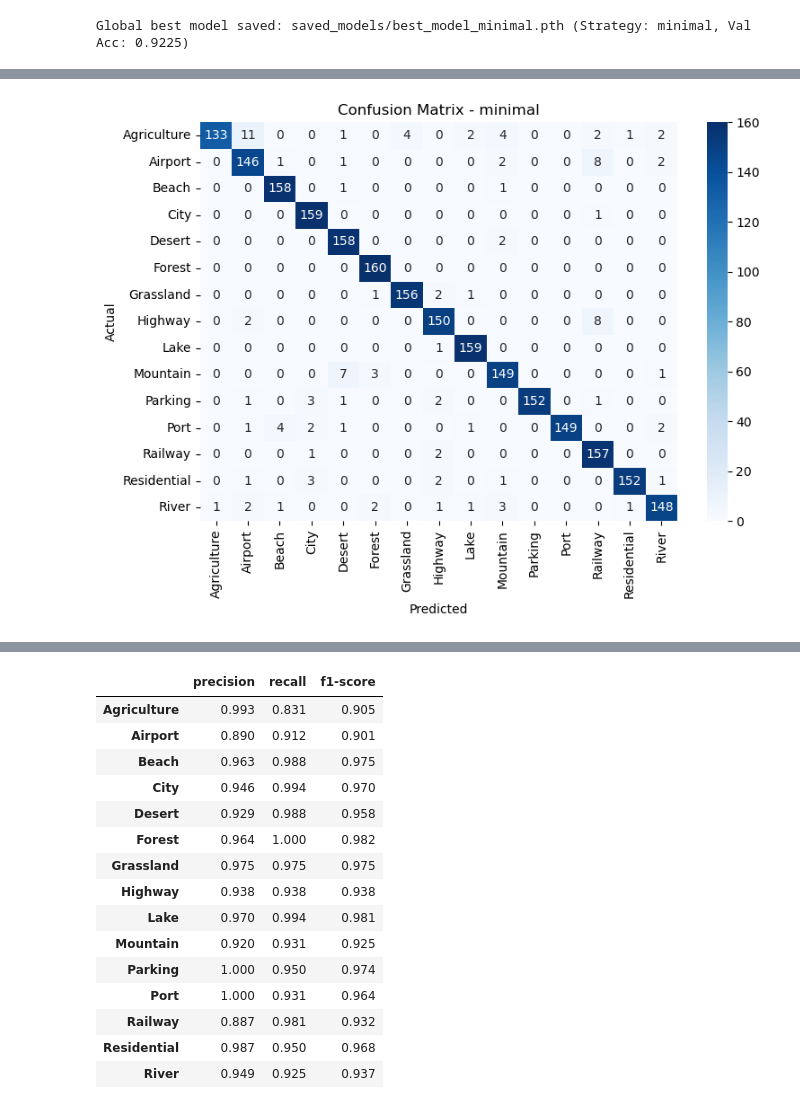
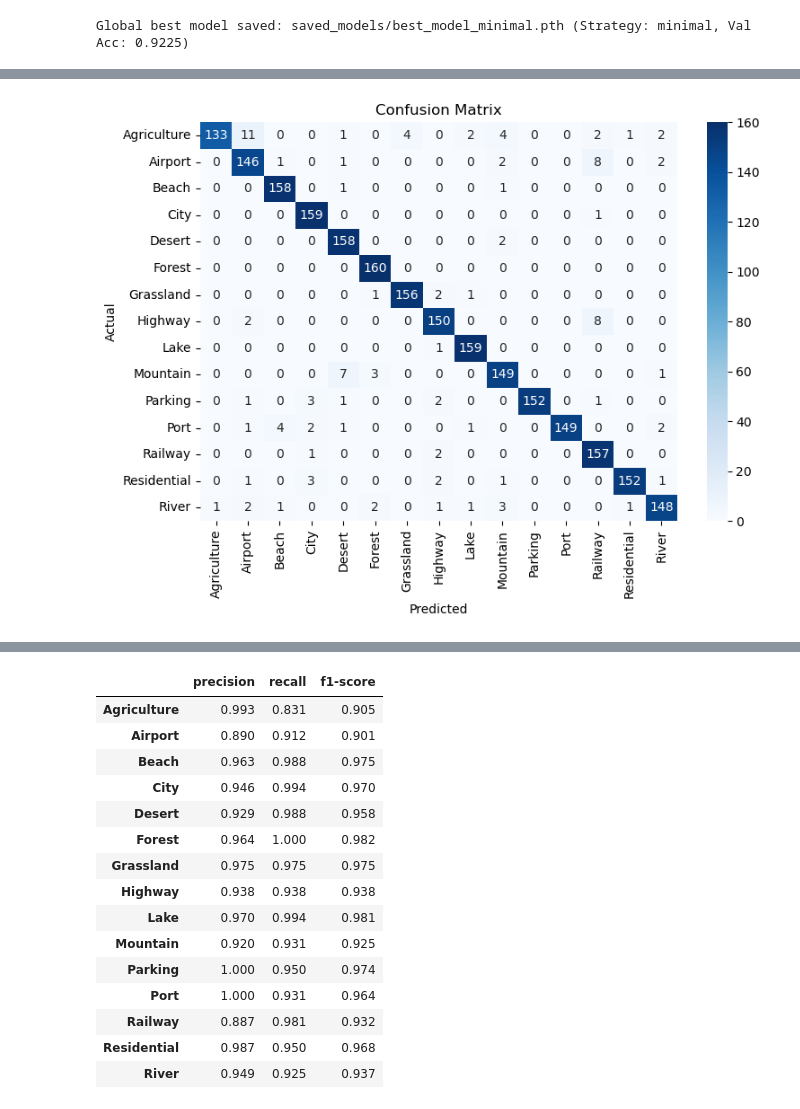
Before and after one commit to TobyZhang0/9517mango, a Jupyter notebook: DenseNet/DenseNet121.ipynb, the cells around one changed output, grey strips where cells are left out. Drawn from its saved outputs; the diff is of its cells as text; code cells hidden in the pictures.

```diff
--- a/DenseNet/DenseNet121.ipynb
+++ b/DenseNet/DenseNet121.ipynb
@@ -182,60 +182,46 @@ Epoch 10/10 | Loss: 72.4404 | Train Acc: 0.8938 | Val Acc: 0.8788 | Val Loss: 34
 Global best model saved: saved_models/best_model_minimal.pth (Strategy: minimal, Val Acc: 0.9225)
 # %%
 # Loading the best model & testing three strategies + visualization
-save_path = f"saved_models/best_model_{global_best_strategy}.pth"
+save_path = f"saved_models/best_model.pth"
 print("Loading model:", save_path)
 
-results = []
-for strategy in strategies:
-    print(f"\n=== Testing {strategy} with best model ===")
-    _, _, test_loader, class_names = create_dataloaders(
-        root_dir=os.path.abspath(os.path.join("..","Aerial_Landscapes")),
-        batch_size=32,
-        augmentation_strategy=strategy,
-        verbose=False
-    )
-    # Rebuilding the model structure
-    model = densenet121(weights=DenseNet121_Weights.DEFAULT)
-    model.classifier = nn.Linear(model.classifier.in_features, len(class_names))
-    model = model.to(device)
+_, _, test_loader, class_names = create_dataloaders(
+    root_dir=os.path.abspath(os.path.join("..","Aerial_Landscapes")),
+    batch_size=32,
+    verbose=False
+)
+# Rebuilding the model structure
+model = densenet121(weights=DenseNet121_Weights.DEFAULT)
+model.classifier = nn.Linear(model.classifier.in_features, len(class_names))
+model = model.to(device)
 
-    # Loading weights
-    state = torch.load(save_path, map_location=device, weights_only=True)
-    model.load_state_dict(state)
-    model.eval()
+# Loading weights
+state = torch.load(save_path, map_location=device, weights_only=True)
+model.load_state_dict(state)
+model.eval()
 
-    y_true = []; y_pred = []
-    with torch.no_grad():
-        for images, labels in test_loader:
-            images = images.to(device)
-            outputs = model(images)
-            preds = outputs.argmax(dim=1).cpu().numpy()
-            y_pred.extend(preds)
-            y_true.extend(labels.numpy())
+y_true = []; y_pred = []
+with torch.no_grad():
+    for images, labels in test_loader:
+        images = images.to(device)
+        outputs = model(images)
+        preds = outputs.argmax(dim=1).cpu().numpy()
+        y_pred.extend(preds)
+        y_true.extend(labels.numpy())
 
-    # Confusion Matrix
-    cm = confusion_matrix(y_true, y_pred)
-    plt.figure(figsize=(8,6))
-    sns.heatmap(cm, annot=True, fmt='d', cmap='Blues',
-                xticklabels=class_names, yticklabels=class_names)
-    plt.title(f"Confusion Matrix - {strategy}")
-    plt.xlabel("Predicted"); plt.ylabel("Actual")
-    plt.tight_layout()
-    plt.show()
+# Confusion Matrix
+cm = confusion_matrix(y_true, y_pred)
+plt.figure(figsize=(8,6))
+sns.heatmap(cm, annot=True, fmt='d', cmap='Blues',
+            xticklabels=class_names, yticklabels=class_names)
+plt.title(f"Confusion Matrix")
+plt.xlabel("Predicted"); plt.ylabel("Actual")
+plt.tight_layout()
+plt.show()
 
-    # Classification Reporting Form
-    report = classification_report(y_true, y_pred, target_names=class_names, output_dict=True)
-    df = pd.DataFrame(report).transpose().loc[class_names, ['precision','recall','f1-score']]
-    print(f"\nClassification Report ({strategy}):")
-    display(df.style.set_properties(**{'text-align':'center'}).format(precision=3))
-
-    results.append((strategy, df))
-
-# Final comparison table
-final = pd.concat({s:df for s,df in results}, axis=1)
-print("\n=== Final Comparison Table ===")
-display(final.style.set_table_styles([
-    {"selector":"th","props":[("text-align","center")]},
-    {"selector":"td","props":[("text-align","center")]}
-]).format(precision=3))
+# Classification Reporting Form
+report = classification_report(y_true, y_pred, target_names=class_names, output_dict=True)
+df = pd.DataFrame(report).transpose().loc[class_names, ['precision','recall','f1-score']]
+print(f"\nClassification Report:")
+display(df.style.set_properties(**{'text-align':'center'}).format(precision=3))
 # %% [output]
@@ -245 +229 @@ Loading model: saved_models/best_model_minimal.pth
-[figure, old version]
+[figure, new version]
```
Also changed, not shown: parts of 2 cells of this notebook, 1 other file.
